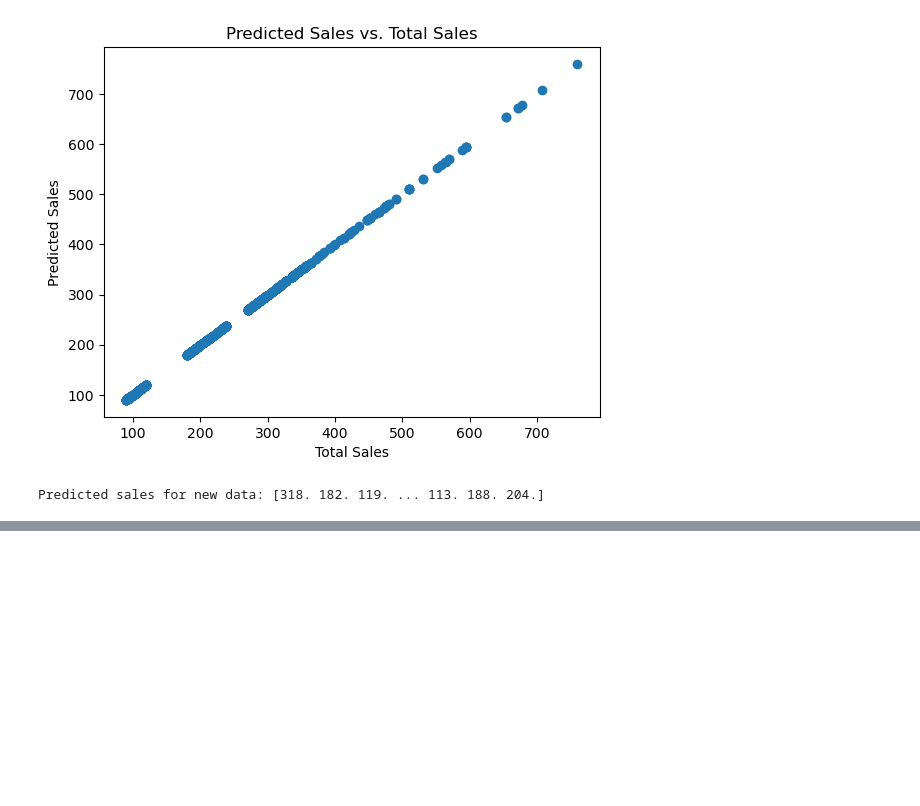
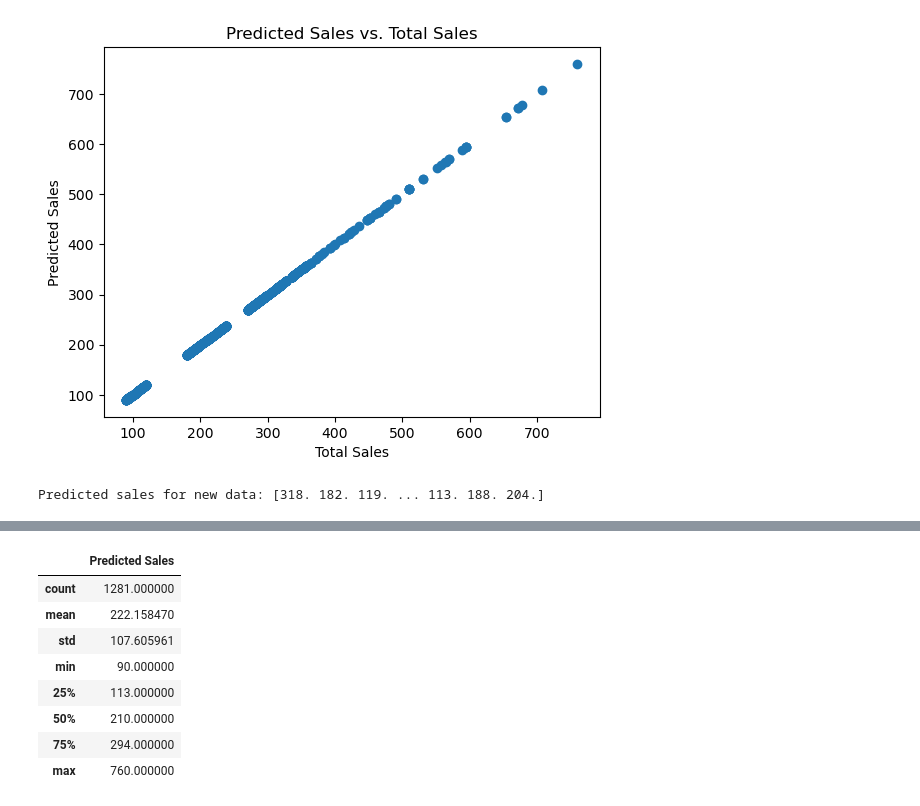
Before and after one commit to azeledon/Final_Project_Group2, a Jupyter notebook: Python/forecast.ipynb, the cells around one changed output, grey strips where cells are left out. Drawn from its saved outputs; the diff is of its cells as text; code cells hidden in the pictures; blank space fills up the shorter version.

```diff
--- a/Python/forecast.ipynb
+++ b/Python/forecast.ipynb
@@ -128,0 +138,12 @@ y_pred_df.to_csv('predicted_sales.csv', index=False)
+# %%
+y_pred_df.describe()
+# %% [output]
+|  | Predicted Sales |
+| count | 1281.000000 |
+| mean | 222.158470 |
+| std | 107.605961 |
+| min | 90.000000 |
+| 25% | 113.000000 |
+| 50% | 210.000000 |
+| 75% | 294.000000 |
+| max | 760.000000 |
```
Also changed, not shown: parts of 2 cells of this notebook.
